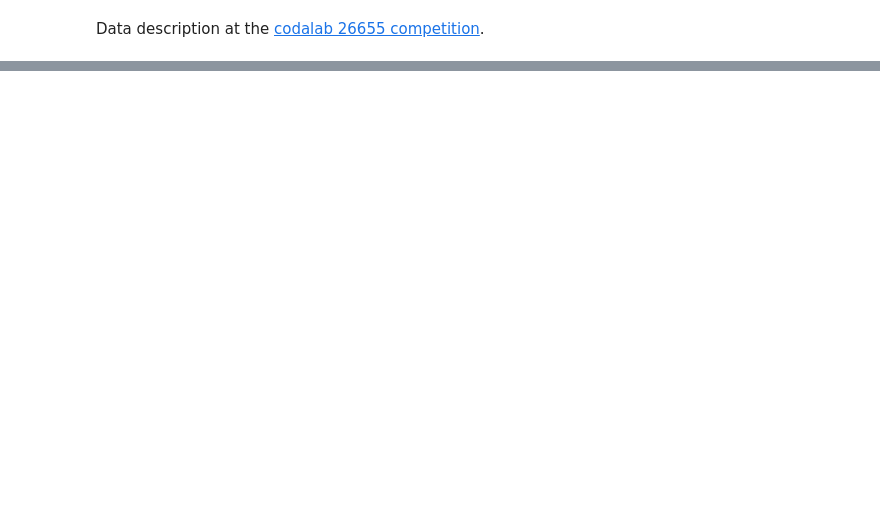
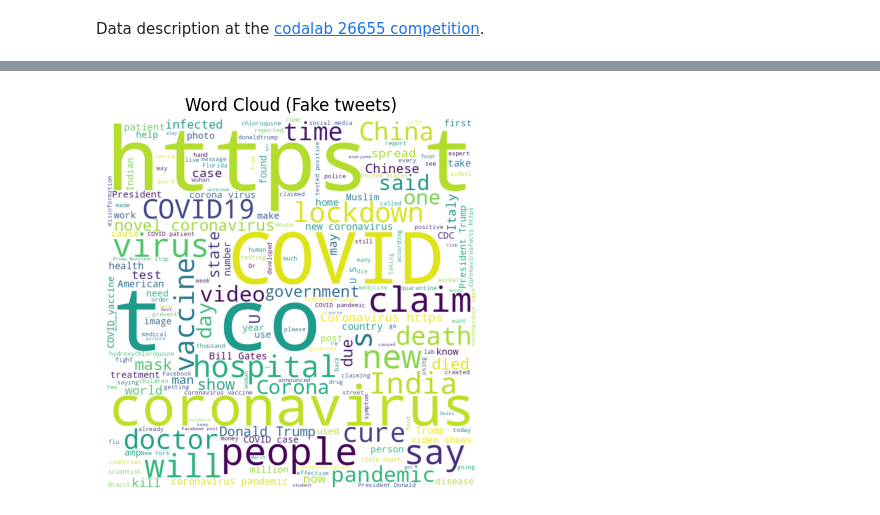
Before and after one commit to RedBed24/ml_2425, a Jupyter notebook: task3/task3.ipynb, the cells around one changed output, grey strips where cells are left out. Cells and saved outputs as stored; diff of their text form; code cells hidden in the pictures; blank space fills up the shorter version.

```diff
--- a/task3/task3.ipynb
+++ b/task3/task3.ipynb
@@ -73,0 +98,8 @@ dataframe['tokens'] = dataframe['tokens'].apply(lambda tokens: [lemmatizer.lemma
+# %%
+# Plotting the word cloud for fake tweets
+plt.imshow(WordCloud(width=800, height=800, background_color="white").generate(" ".join(data[data["label"] == "fake"]["tweet"])))
+plt.axis("off")
+plt.title("Word Cloud (Fake tweets)")
+plt.show()
+# %% [output]
+[figure, added]
```
Also changed, not shown: parts of 74 cells of this notebook.
